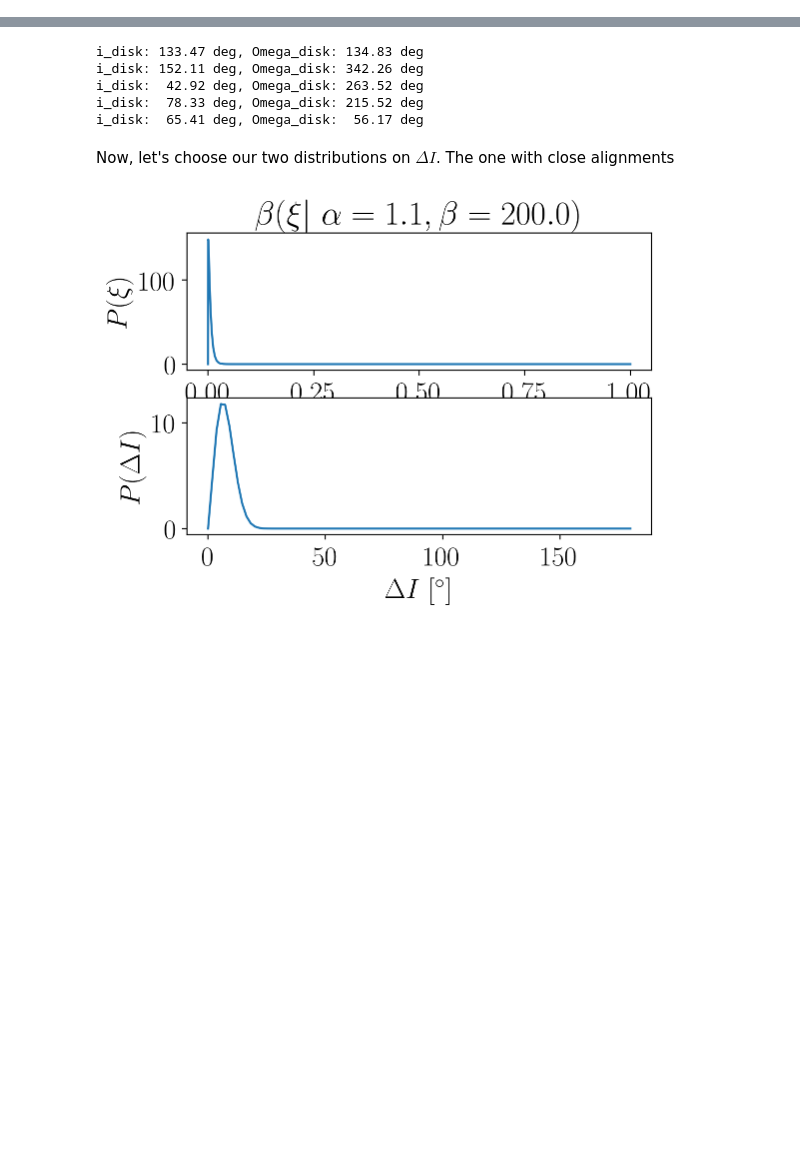
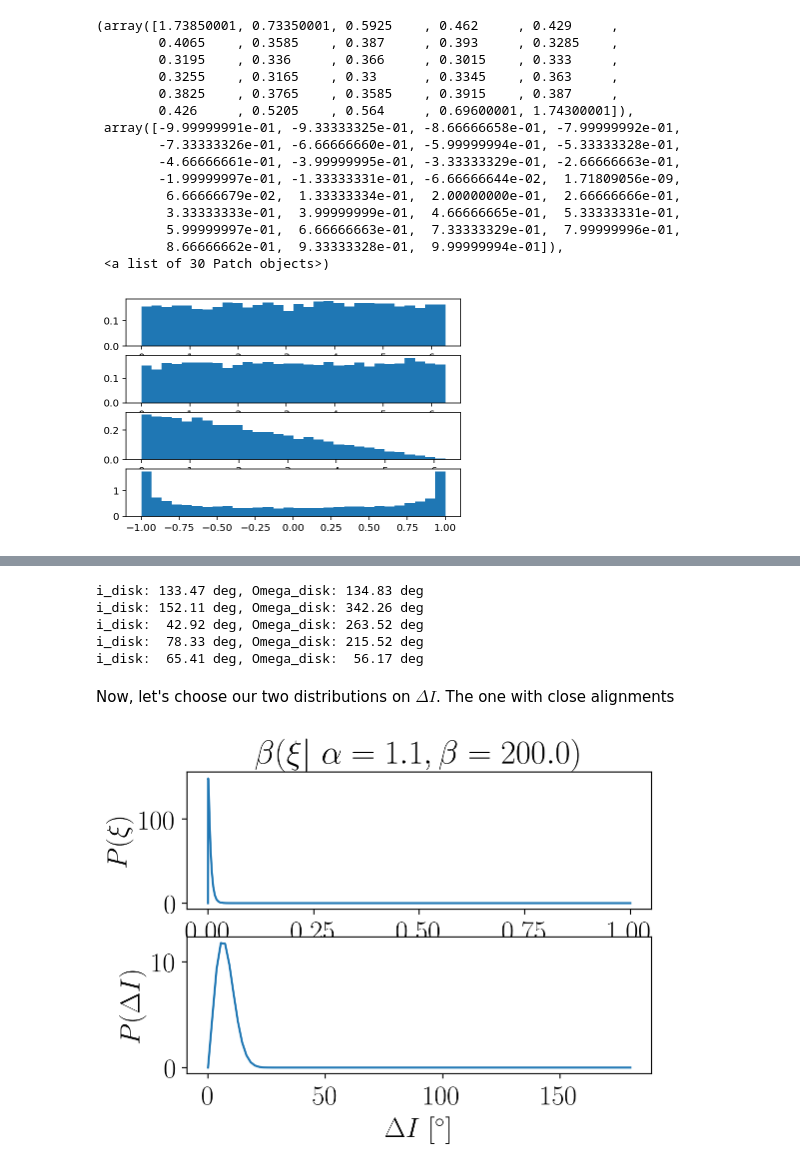
Before and after one commit to iancze/hierarchical-mutual-inclinations, a Jupyter notebook: Hierarchical Model.ipynb, the cells around one changed output, grey strips where cells are left out. Drawn from its saved outputs; the diff is of its cells as text; code cells hidden in the pictures; blank space fills up the shorter version.

```diff
--- a/Hierarchical Model.ipynb
+++ b/Hierarchical Model.ipynb
@@ -136,0 +173,32 @@ Then, we will apply our hierarchical Bayesian framework to infer the probability
+# %%
+# In fact, we can see that here.
+
+a = np.random.uniform(0, 2*np.pi, size=10000)
+b = np.random.uniform(0, 2*np.pi, size=10000)
+delta = np.abs(a - b)
+cdelta = np.cos(a - b)
+
+fig, ax = plt.subplots(nrows=4)
+
+bins=30
+ax[0].hist(a, bins=bins, density=True)
+ax[1].hist(b, bins=bins, density=True)
+ax[2].hist(delta, bins=bins, density=True)
+ax[3].hist(cdelta, bins=bins, density=True)
+# %% [output]
+(array([1.73850001, 0.73350001, 0.5925    , 0.462     , 0.429     ,
+        0.4065    , 0.3585    , 0.387     , 0.393     , 0.3285    ,
+        0.3195    , 0.336     , 0.366     , 0.3015    , 0.333     ,
+        0.3255    , 0.3165    , 0.33      , 0.3345    , 0.363     ,
+        0.3825    , 0.3765    , 0.3585    , 0.3915    , 0.387     ,
+        0.426     , 0.5205    , 0.564     , 0.69600001, 1.74300001]),
+ array([-9.99999991e-01, -9.33333325e-01, -8.66666658e-01, -7.99999992e-01,
+        -7.33333326e-01, -6.66666660e-01, -5.99999994e-01, -5.33333328e-01,
+        -4.66666661e-01, -3.99999995e-01, -3.33333329e-01, -2.66666663e-01,
+        -1.99999997e-01, -1.33333331e-01, -6.66666644e-02,  1.71809056e-09,
+         6.66666679e-02,  1.33333334e-01,  2.00000000e-01,  2.66666666e-01,
+         3.33333333e-01,  3.99999999e-01,  4.66666665e-01,  5.33333331e-01,
+         5.99999997e-01,  6.66666663e-01,  7.33333329e-01,  7.99999996e-01,
+         8.66666662e-01,  9.33333328e-01,  9.99999994e-01]),
+ <a list of 30 Patch objects>)
+[figure, added]
```
Also changed, not shown: parts of 7 cells of this notebook.
